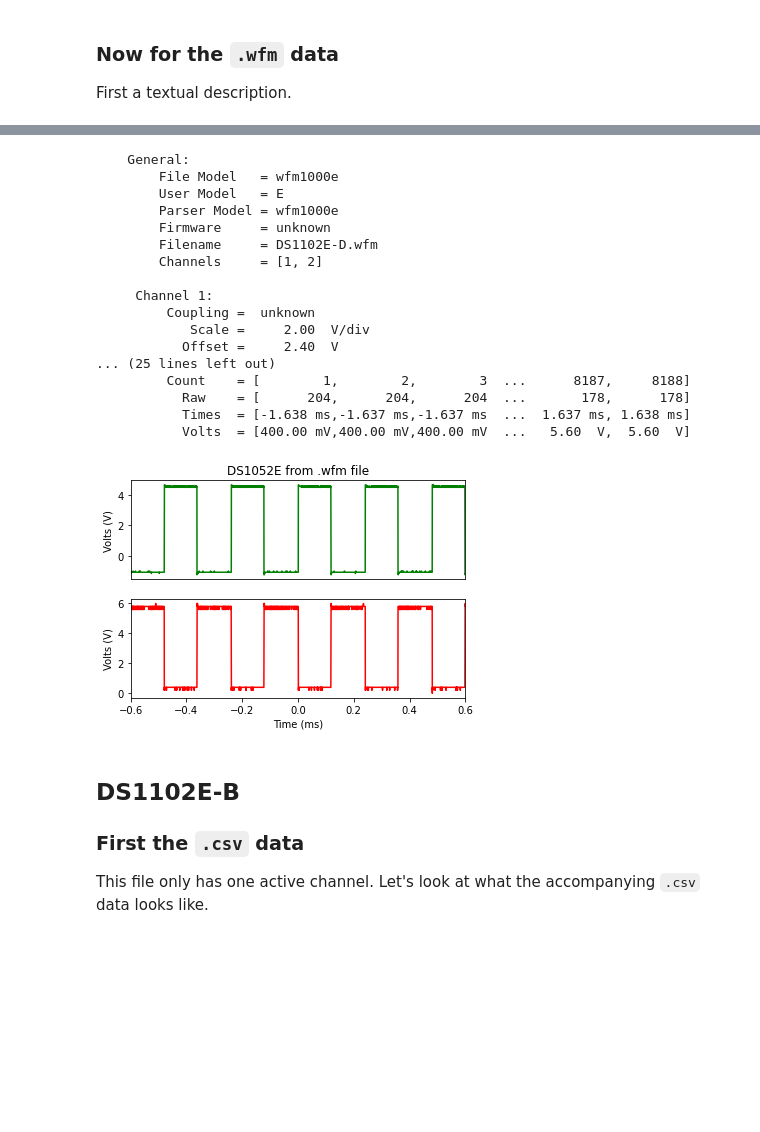
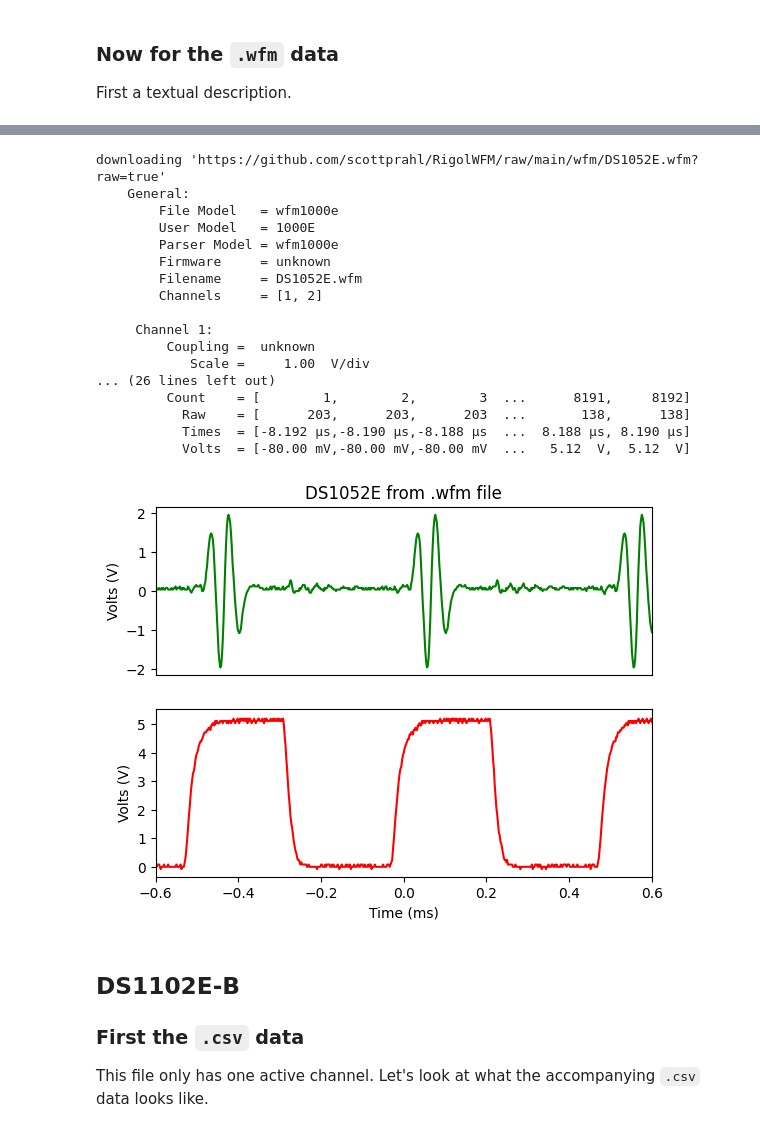
Before and after one commit to scottprahl/RigolWFM, a Jupyter notebook: docs/1-DS1000E-Waveforms.ipynb, the cells around one changed output, grey strips where cells are left out. Drawn from its saved outputs; the diff is of its cells as text; code cells hidden in the pictures; blank space fills up the shorter version.

```diff
--- a/docs/1-DS1000E-Waveforms.ipynb
+++ b/docs/1-DS1000E-Waveforms.ipynb
@@ -79,54 +80,53 @@ from_file(file_name, model, selected='1234') method of builtins.type instance
     Returns:
         a wfm object for the file
 # %%
-# raw=true is needed because this is a binary file
-#wfm_url = "https://github.com/scottprahl/RigolWFM/raw/main/wfm/DS1052E.wfm" + "?raw=true"
-#w = rigol.Wfm.from_url(wfm_url, '1000E')
+wfm_url = "https://github.com/scottprahl/RigolWFM/raw/main/wfm/DS1052E.wfm" + "?raw=true"
+w = rigol.Wfm.from_url(wfm_url, '1000E')
 
-wfm_file = "/Users/prahl/Documents/Code/git/RigolWFM/wfm/DS1102E-D.wfm"
+#wfm_file = "/Users/prahl/Documents/Code/git/RigolWFM/wfm/DS1102E-D.wfm"
 
-w = rigol.Wfm.from_file(wfm_file, 'E')
+#w = rigol.Wfm.from_file(wfm_file, 'E')
 
 description = w.describe()
 print(description)
 # %% [output]
+downloading 'https://github.com/scottprahl/RigolWFM/raw/main/wfm/DS1052E.wfm?raw=true'
     General:
         File Model   = wfm1000e
-        User Model   = E
+        User Model   = 1000E
         Parser Model = wfm1000e
         Firmware     = unknown
-        Filename     = DS1102E-D.wfm
+        Filename     = DS1052E.wfm
         Channels     = [1, 2]
 
      Channel 1:
          Coupling =  unknown
-            Scale =     2.00  V/div
-           Offset =     2.40  V
-... (25 lines left out)
-         Count    = [        1,        2,        3  ...      8187,     8188]
-           Raw    = [      204,      204,      204  ...       178,      178]
-           Times  = [-1.638 ms,-1.637 ms,-1.637 ms  ...  1.637 ms, 1.638 ms]
-           Volts  = [400.00 mV,400.00 mV,400.00 mV  ...   5.60  V,  5.60  V]
+            Scale =     1.00  V/div
+... (26 lines left out)
+         Count    = [        1,        2,        3  ...      8191,     8192]
+           Raw    = [      203,      203,      203  ...       138,      138]
+           Times  = [-8.192 µs,-8.190 µs,-8.188 µs  ...  8.188 µs, 8.190 µs]
+           Volts  = [-80.00 mV,-80.00 mV,-80.00 mV  ...   5.12  V,  5.12  V]
 # %%
 ch = w.channels[0]
 plt.subplot(211)
-plt.plot(ch.times*1e3, ch.volts, color='green')
+plt.plot(ch.times*1e6, ch.volts, color='green')
 plt.title("DS1052E from .wfm file")
 plt.ylabel("Volts (V)")
 plt.xlim(-0.6,0.6)
 
 plt.xticks([])
 
 ch = w.channels[1]
 plt.subplot(212)
-plt.plot(ch.times*1e3, ch.volts, color='red')
+plt.plot(ch.times*1e6, ch.volts, color='red')
 plt.xlabel("Time (ms)")
 plt.ylabel("Volts (V)")
 plt.xlim(-0.6,0.6)
 
 plt.show()
 # %% [output]
-[figure, old version]
+[figure, new version]
 # %% [markdown]
 ## DS1102E-B
 
```
Also changed, not shown: parts of 8 cells of this notebook, 10 other files.
